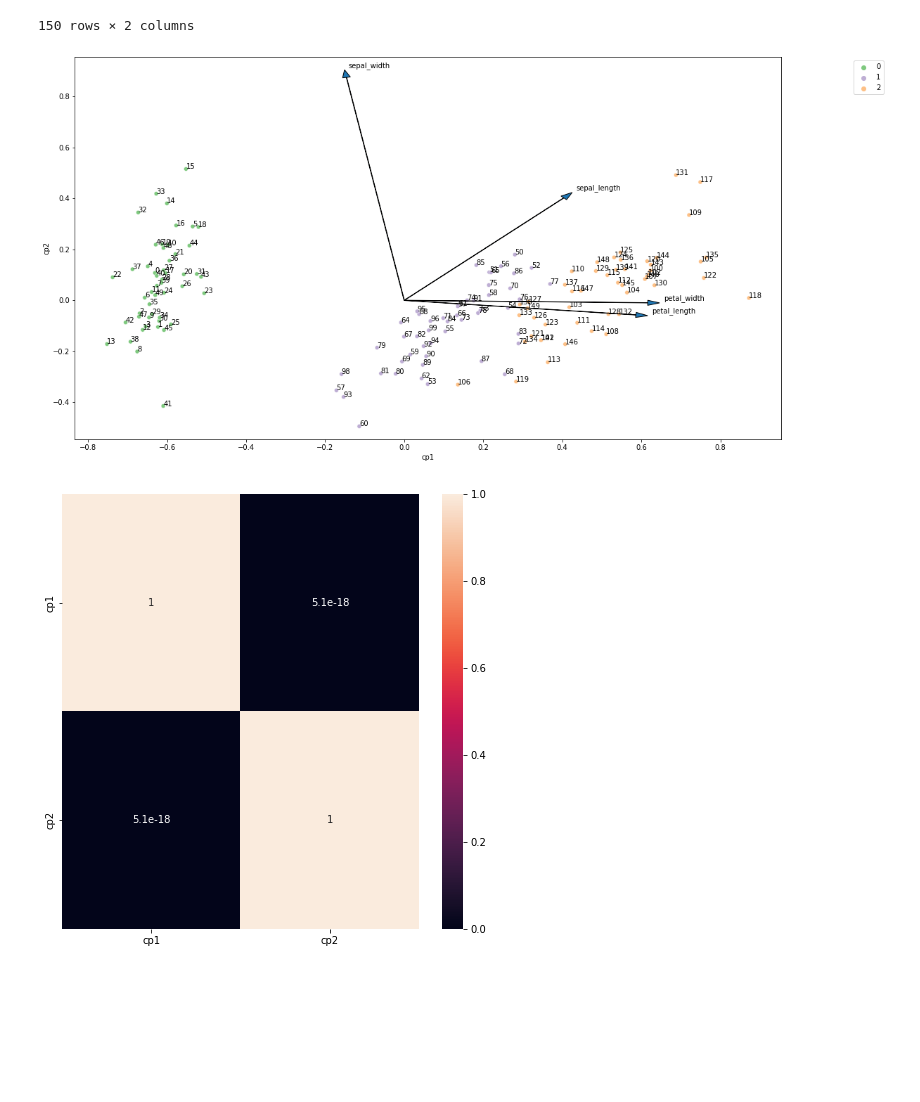
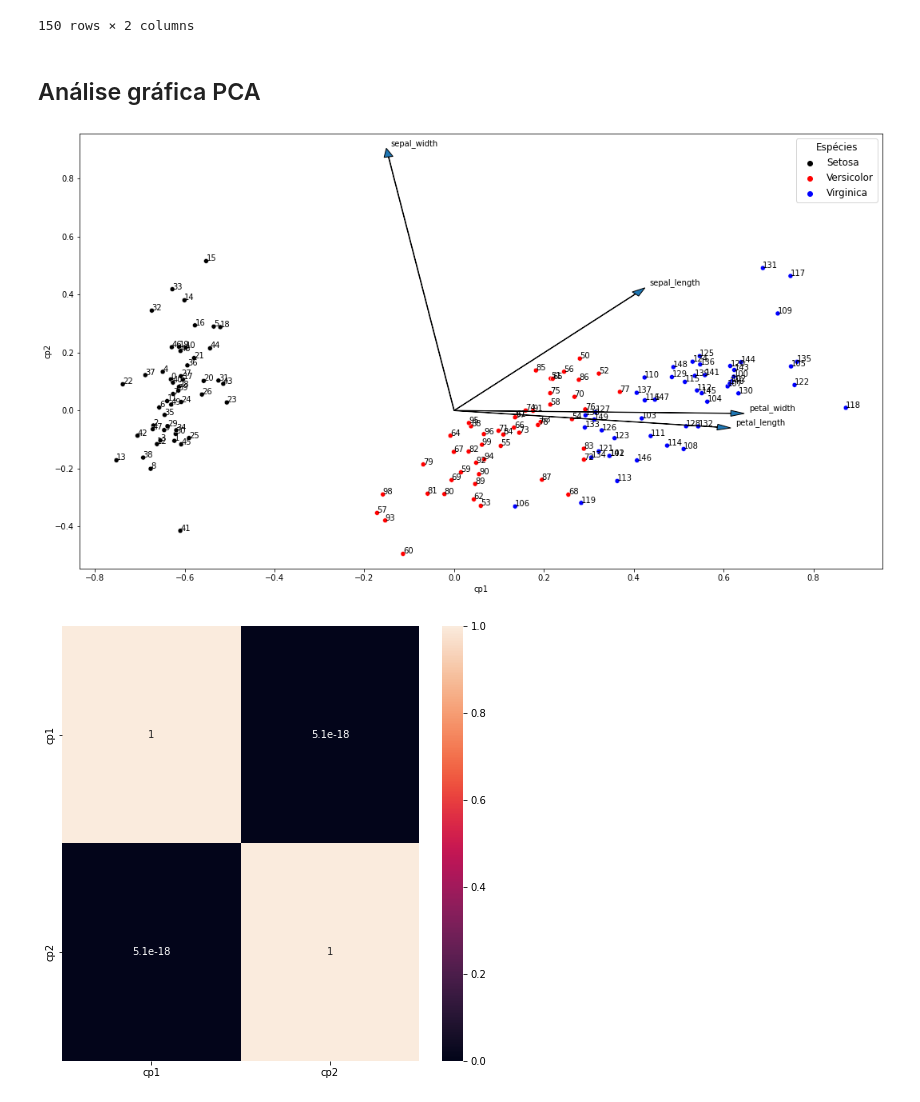
Before and after one commit to victorpecine/estudo_xgboost, a Jupyter notebook: iris_xgboost.ipynb, the cells around one changed output. Drawn from its saved outputs; the diff is of its cells as text; code cells hidden in the pictures; blank space fills up the shorter version.

Commit message:
ajuste legenda analise grafica pca

```diff
--- a/iris_xgboost.ipynb
+++ b/iris_xgboost.ipynb
@@ -240,22 +251,32 @@ df_scaled
 | 148 | 0.488208 | 0.149678 |
 | 149 | 0.312066 | -0.031130 |
 150 rows × 2 columns
+# %% [markdown]
+## Análise gráfica PCA
+# %%
+df['species'] = df['species'].map({0: 'Setosa',
+                                   1: 'Versicolor',
+                                   2: 'Virginica'})
 # %%
-ax = sns.scatterplot(data=df_scaled, x='cp1', y='cp2', hue=df['species'], palette='Accent')
+palette = {'Setosa': 'k', 'Versicolor': 'r', 'Virginica': 'blue'}
+
+ax = sns.scatterplot(data=df_scaled, x='cp1', y='cp2', hue=df['species'], palette=palette)
 
 ax.figure.set_size_inches(18, 10)
 
-ax.legend(bbox_to_anchor=(1.15, 1))
+ax.legend(title='Espécies',
+          title_fontsize=12,
+          fontsize=12)
 
 ax.set_ylim(None, df_componentes['cp2'].max() + 0.05)
 
 for k, v in df_scaled.iterrows():
     ax.annotate(k, v)
 
 
 for i in range(0, len(df_componentes)):
     plt.arrow(0, 0, df_componentes.iloc[i][0], df_componentes.iloc[i][1], head_width = 0.02, length_includes_head=True)
 
     ax.annotate(df_componentes.index[i], xy=(df_componentes.iloc[i][0] + 0.01, df_componentes.iloc[i][1] + 0.01))
 # %% [output]
-[figure, old version]
+[figure, new version]
```
Also changed, not shown: parts of 11 cells of this notebook.
